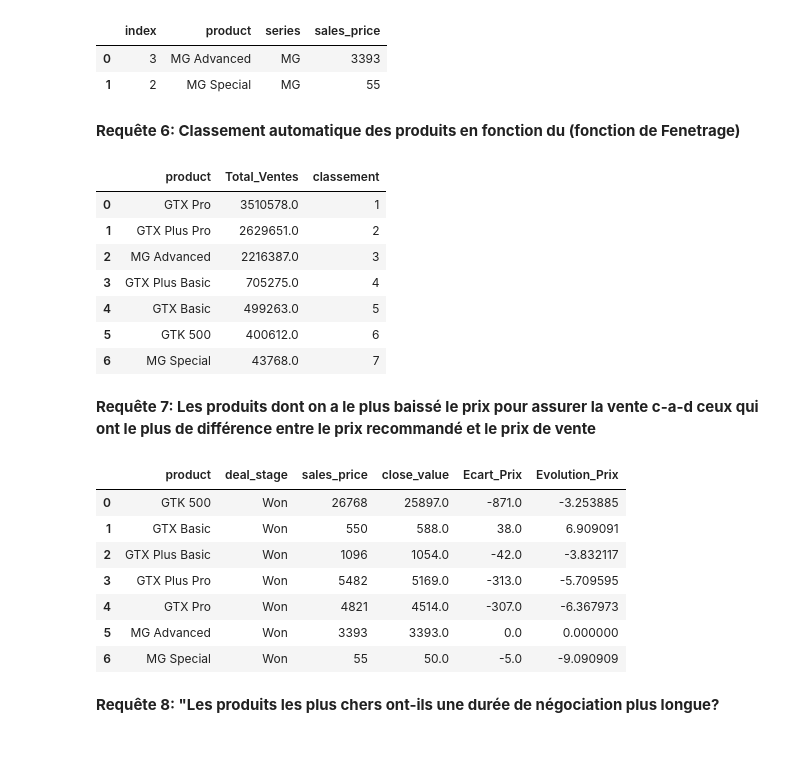
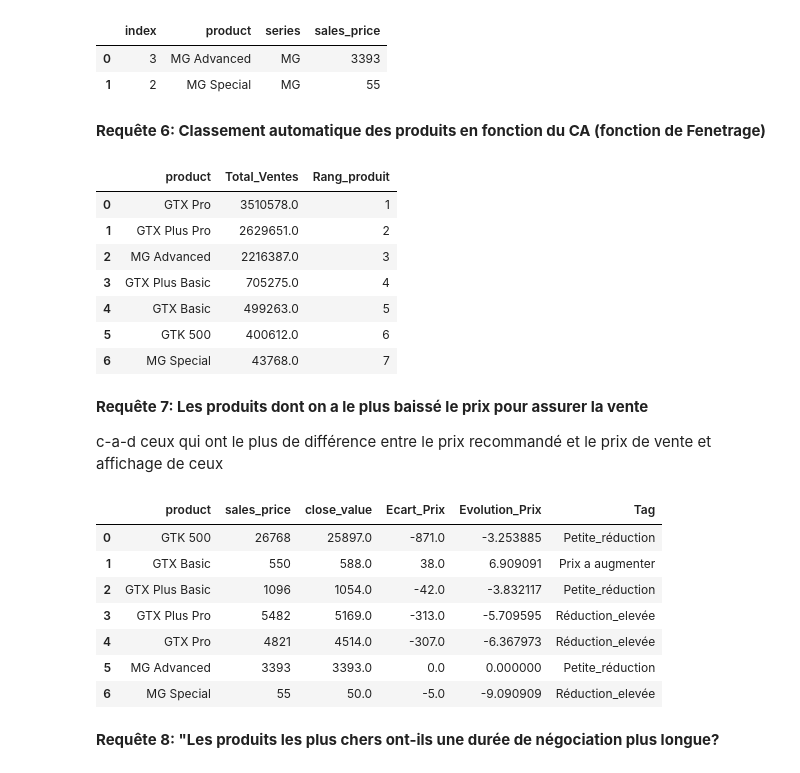
Before and after one commit to Mich-colab/Projets-Michele, a Jupyter notebook: SQL/Projet_Requêtes_SQL.ipynb, the cells around one changed output. Saved outputs shown, nothing was run; the diff lists cells and outputs as text; code cells hidden in the pictures.

```diff
--- a/SQL/Projet_Requêtes_SQL.ipynb
+++ b/SQL/Projet_Requêtes_SQL.ipynb
@@ -226,13 +278,19 @@ display(requete5bis)
 | 0 | 3 | MG Advanced | MG | 3393 |
 | 1 | 2 | MG Special | MG | 55 |
 # %% [markdown]
-**Requête 6: Classement automatique des produits en fonction du (fonction de Fenetrage)**
+**Requête 6: Classement automatique des produits en fonction du CA (fonction de Fenetrage)**
 # %%
-requete6 = pd.read_sql_query("select product, sum(close_value) as Total_Ventes,DENSE_RANK()OVER(ORDER BY sum(close_value) desc)  as classement from ventes group by product",con)
-requete6*
-#Mais il vient en 6ième position en terme de CA généré
+requete6 = pd.read_sql_query("""
+                             select product, sum(close_value) as Total_Ventes,
+                             DENSE_RANK()
+                             OVER(ORDER BY sum(close_value) desc)  as Rang_produit
+                             from ventes
+                             group by product""",
+                             con)
+requete6
+#Mais le produit GTK 500 ne vient qu'en 6ième position en terme de CA généré
 # %% [output]
-|  | product | Total_Ventes | classement |
+|  | product | Total_Ventes | Rang_produit |
 | 0 | GTX Pro | 3510578.0 | 1 |
 | 1 | GTX Plus Pro | 2629651.0 | 2 |
 | 2 | MG Advanced | 2216387.0 | 3 |
@@ -241,20 +299,37 @@ requete6*
 | 5 | GTK 500 | 400612.0 | 6 |
 | 6 | MG Special | 43768.0 | 7 |
 # %% [markdown]
-**Requête 7: Les produits dont on a le plus baissé le prix pour assurer la vente c-a-d ceux qui ont le plus de différence entre le prix recommandé et le prix de vente**
+**Requête 7: Les produits dont on a le plus baissé le prix pour assurer la vente**
+
+c-a-d ceux qui ont le plus de différence entre le prix recommandé et le prix de vente et affichage de ceux
 # %%
-requete7 = pd.read_sql_query("SELECT product,deal_stage, sales_price, close_value, close_value-sales_price  as Ecart_Prix, (close_value-sales_price)/sales_price*100  as Evolution_Prix from ventes left join produits using(product) where deal_stage = 'Won'AND close_date is not null group by product " , con)
+requete7 = pd.read_sql_query("""
+          WITH ventes_produit AS
+          (SELECT product,sales_price, close_value, close_value-sales_price  as Ecart_Prix, (close_value-sales_price)/sales_price*100  as Evolution_Prix
+          from ventes
+          left join produits using(product)
+          where deal_stage = 'Won'AND close_date is not null
+          group by product
+          )
+
+          SELECT product,sales_price, close_value, Ecart_Prix, Evolution_Prix, case
+                                              when Evolution_Prix>0 then 'Prix a augmenter'
+                                              when Evolution_Prix BETWEEN -5 AND 0 then 'Petite_réduction'
+                                              else 'Réduction_elevée'
+                                              END AS Tag
+          from ventes_produit""",
+          con)
 requete7
-# Les produits avec une grande différence de prix sont ceux des séries GTK et GTX mais c'est le MG Spécial qui enregistre le % le plus élevé
+# Les produits qui ont une grande différence de prix sont ceux des séries GTX et MG Spécial qui enregistre les % les plus élevés
 # %% [output]
-|  | product | deal_stage | sales_price | close_value | Ecart_Prix | Evolution_Prix |
-| 0 | GTK 500 | Won | 26768 | 25897.0 | -871.0 | -3.253885 |
-| 1 | GTX Basic | Won | 550 | 588.0 | 38.0 | 6.909091 |
-| 2 | GTX Plus Basic | Won | 1096 | 1054.0 | -42.0 | -3.832117 |
-| 3 | GTX Plus Pro | Won | 5482 | 5169.0 | -313.0 | -5.709595 |
-| 4 | GTX Pro | Won | 4821 | 4514.0 | -307.0 | -6.367973 |
-| 5 | MG Advanced | Won | 3393 | 3393.0 | 0.0 | 0.000000 |
-| 6 | MG Special | Won | 55 | 50.0 | -5.0 | -9.090909 |
+|  | product | sales_price | close_value | Ecart_Prix | Evolution_Prix | Tag |
+| 0 | GTK 500 | 26768 | 25897.0 | -871.0 | -3.253885 | Petite_réduction |
+| 1 | GTX Basic | 550 | 588.0 | 38.0 | 6.909091 | Prix a augmenter |
+| 2 | GTX Plus Basic | 1096 | 1054.0 | -42.0 | -3.832117 | Petite_réduction |
+| 3 | GTX Plus Pro | 5482 | 5169.0 | -313.0 | -5.709595 | Réduction_elevée |
+| 4 | GTX Pro | 4821 | 4514.0 | -307.0 | -6.367973 | Réduction_elevée |
+| 5 | MG Advanced | 3393 | 3393.0 | 0.0 | 0.000000 | Petite_réduction |
+| 6 | MG Special | 55 | 50.0 | -5.0 | -9.090909 | Réduction_elevée |
 # %% [markdown]
 **Requête 8: "Les produits les plus chers ont-ils une durée de négociation plus longue?**
 # %%
```
Also changed, not shown: parts of 29 cells of this notebook, 1 other file.
